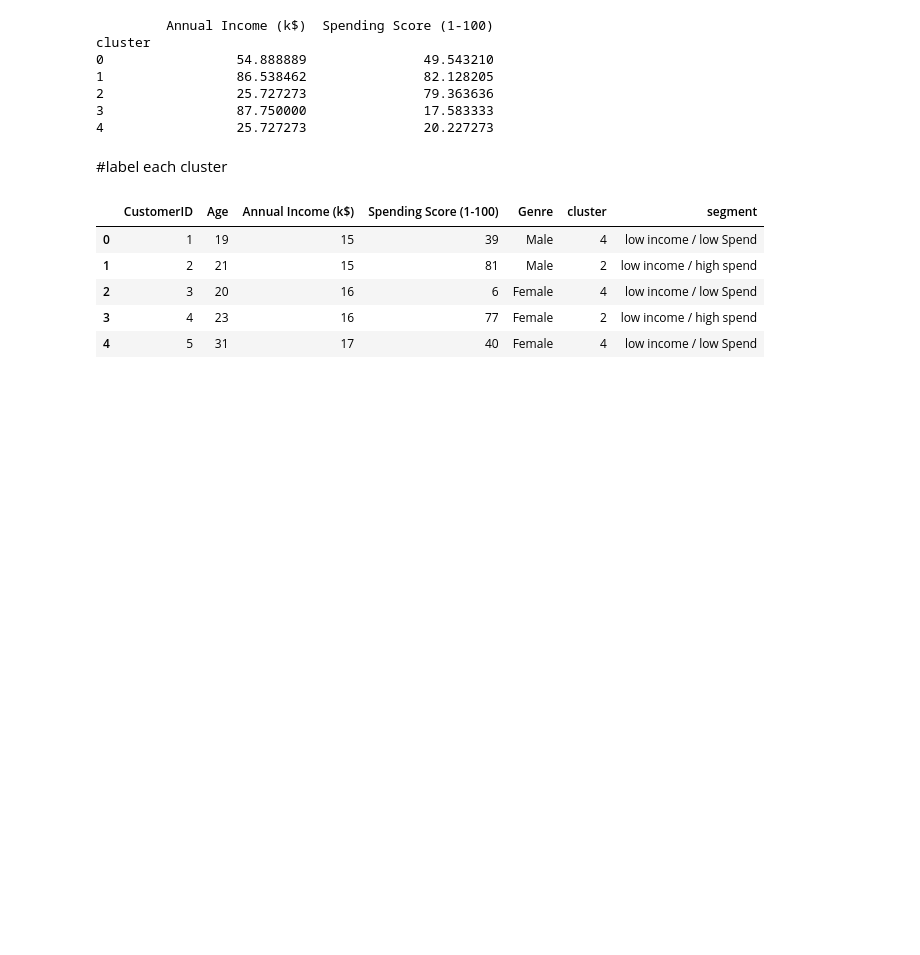
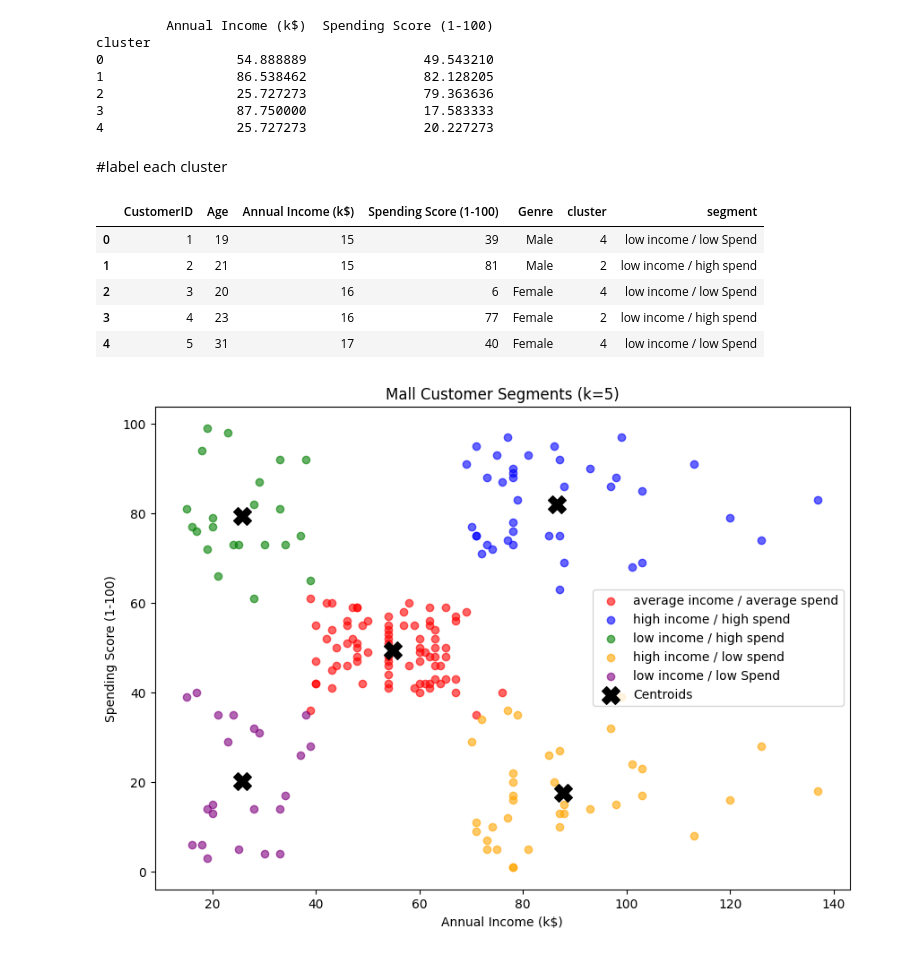
Before and after one commit to sba25046/ml-test, a Jupyter notebook: Mall_Customers_K_Means.ipynb, the cells around one changed output. Drawn from its saved outputs; the diff is of its cells as text; code cells hidden in the pictures; blank space fills up the shorter version.

```diff
--- a/Mall_Customers_K_Means.ipynb
+++ b/Mall_Customers_K_Means.ipynb
@@ -280,3 +281,37 @@ df.head()
 | 2 | 3 | 20 | 16 | 6 | Female | 4 | low income / low Spend |
 | 3 | 4 | 23 | 16 | 77 | Female | 2 | low income / high spend |
 | 4 | 5 | 31 | 17 | 40 | Female | 4 | low income / low Spend |
+# %%
+# Create scatter plot with labels and centroids
+colors = ["red", "blue", "green", "orange", "purple"]
+
+fig, ax = plt.subplots(figsize=(10, 7))
+
+for cluster_num, label in cluster_labels.items():
+    subset = df[ df["cluster"] == cluster_num ]
+    ax.scatter(
+        subset["Annual Income (k$)"],
+        subset["Spending Score (1-100)"],
+        label=label,
+        color=colors[cluster_num],
+        alpha=0.6
+    )
+
+# Plot centroids
+centroids_original = scaler.inverse_transform(kMeans.cluster_centers_)
+ax.scatter(
+    centroids_original[:, 0],
+    centroids_original[:, 1],
+    c="black",
+    marker="X",
+    s=200,
+    label="Centroids"
+)
+
+ax.set_xlabel("Annual Income (k$)")
+ax.set_ylabel("Spending Score (1-100)")
+ax.set_title("Mall Customer Segments (k=5)")
+ax.legend()
+plt.show()
+# %% [output]
+[figure, added]
```
Also changed, not shown: parts of 6 cells of this notebook.
